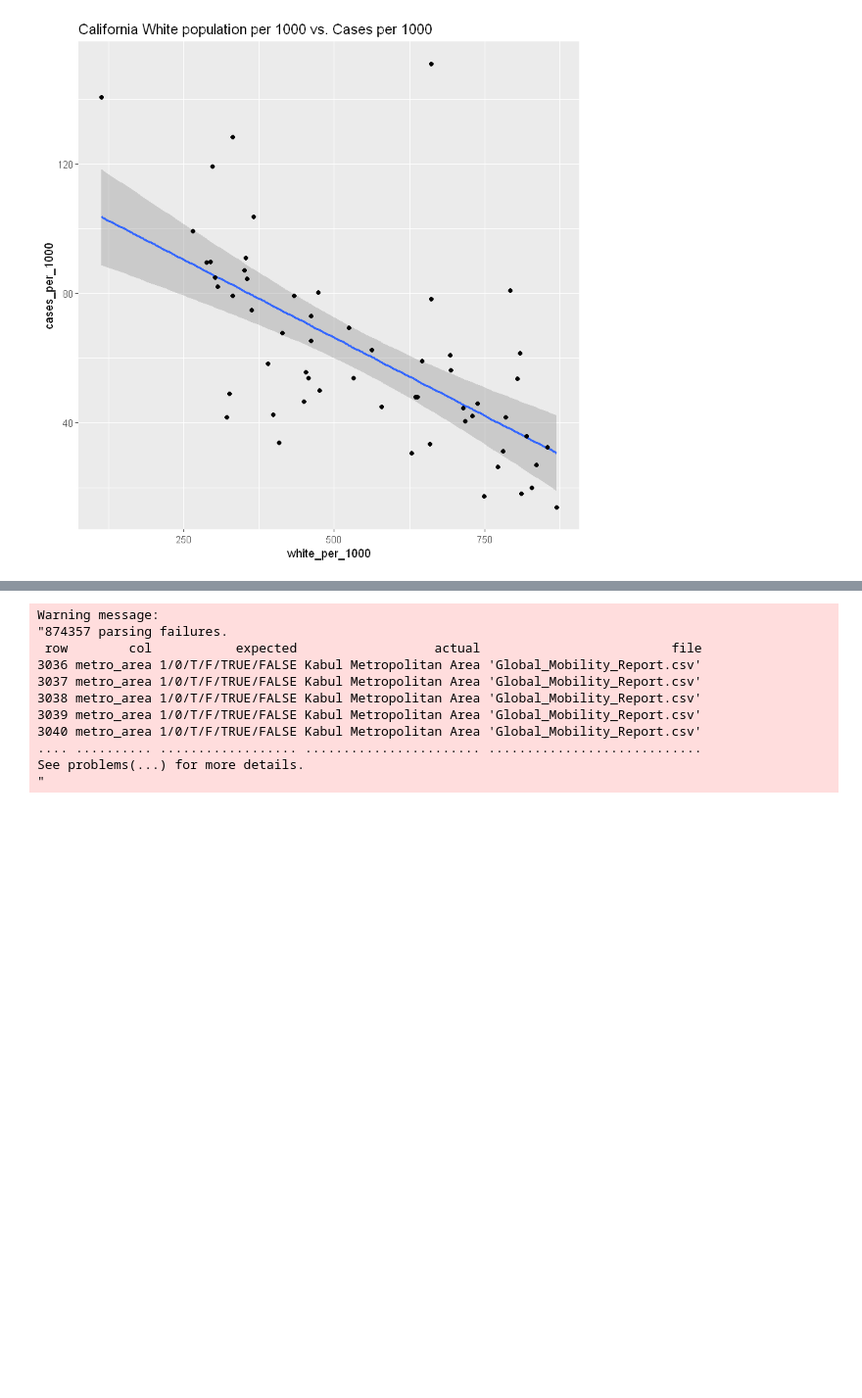
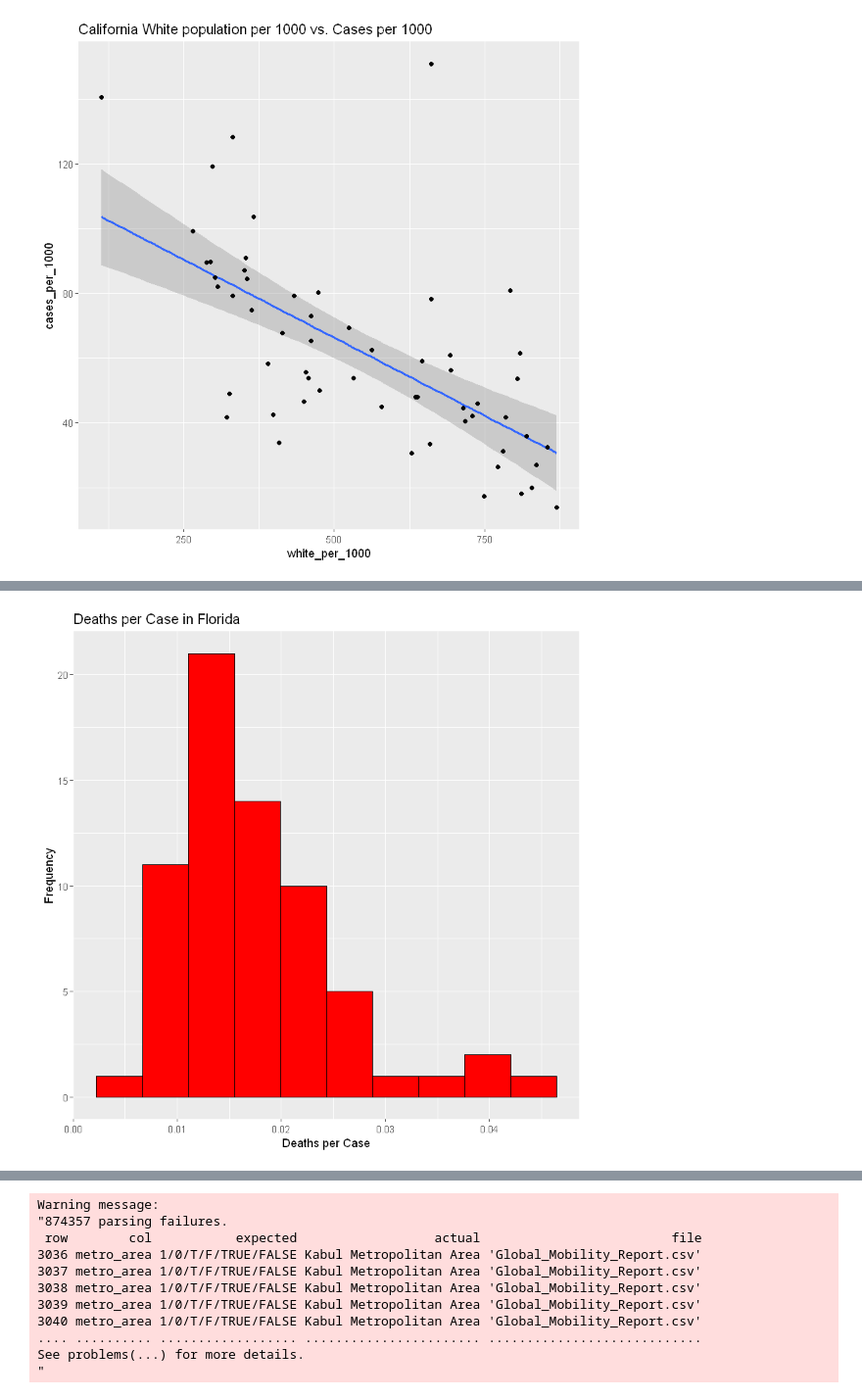
Before and after one commit to hlambson/CS7331, a Jupyter notebook: Project 1/Project 1.ipynb, the cells around one changed output, grey strips where cells are left out. Shown at 98% size. Cells and saved outputs as stored; diff of their text form; code cells hidden in the pictures; blank space fills up the shorter version.

```diff
--- a/Project 1/Project 1.ipynb
+++ b/Project 1/Project 1.ipynb
@@ -510,0 +506,22 @@ labs(title = "California White population per 1000 vs. Cases per 1000")
+# %%
+cases_rates_modified <- cases_rates %>% mutate(
+    deaths_per_case = deaths/confirmed_cases,
+    minority_pop = black_pop + asian_pop + hispanic_pop + amerindian_pop,
+    minority_per_1000 = minority_pop/total_pop*1000
+)
+cases_rates_modified_CA <- cases_rates_CA %>% mutate(
+    deaths_per_case = deaths/confirmed_cases,
+    minority_pop = black_pop + asian_pop + hispanic_pop + amerindian_pop,
+    minority_per_1000 = minority_pop/total_pop*1000
+)
+cases_rates_modified_FL <- cases_rates_FL %>% mutate(
+    deaths_per_case = deaths/confirmed_cases,
+    minority_pop = black_pop + asian_pop + hispanic_pop + amerindian_pop,
+    minority_per_1000 = minority_pop/total_pop*1000
+)
+# %%
+ggplot(cases_rates_modified_FL, aes(x = deaths_per_case)) +
+  geom_histogram(fill = "red", color = "black", bins=10) +
+  labs(title = "Deaths per Case in Florida", x = "Deaths per Case", y = "Frequency")
+# %% [output]
+[figure, added]
```
Also changed, not shown: parts of 12 cells of this notebook, 1 other file.
